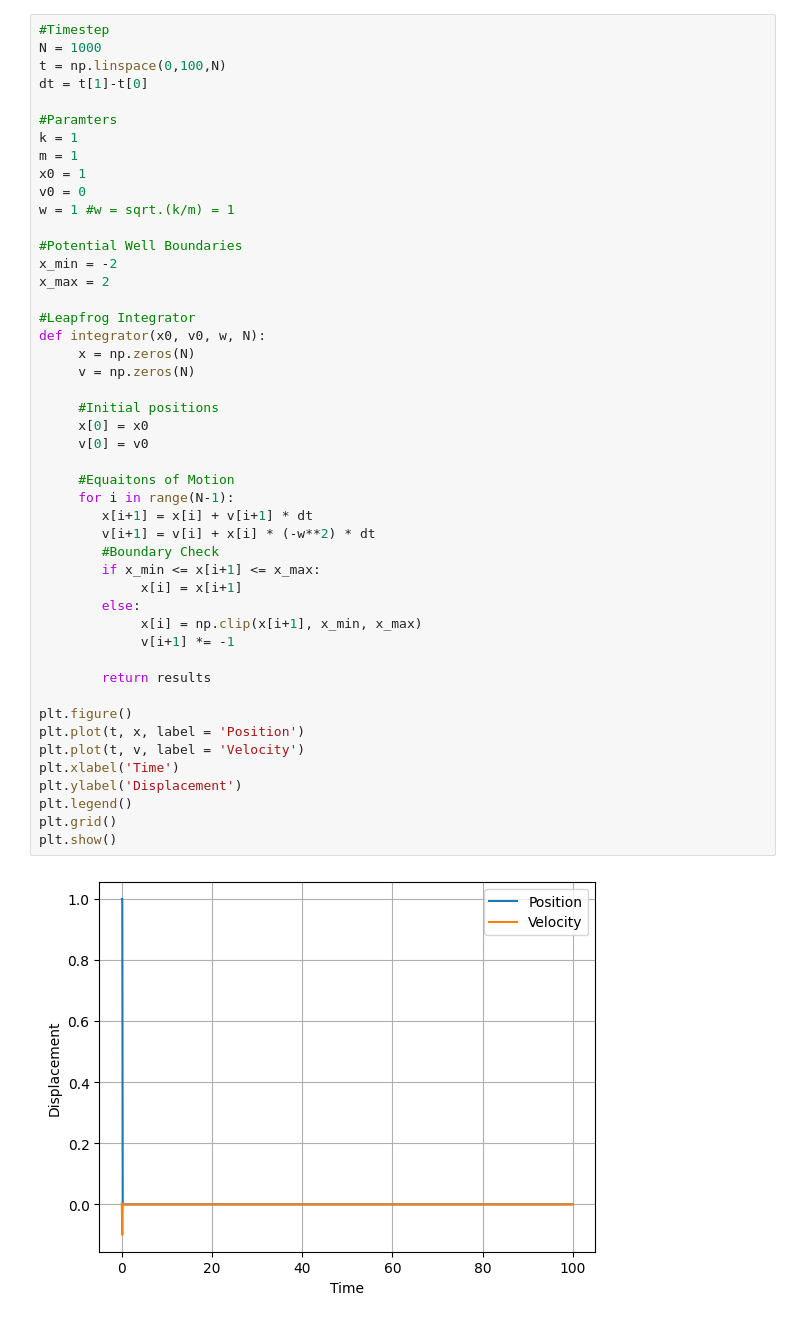
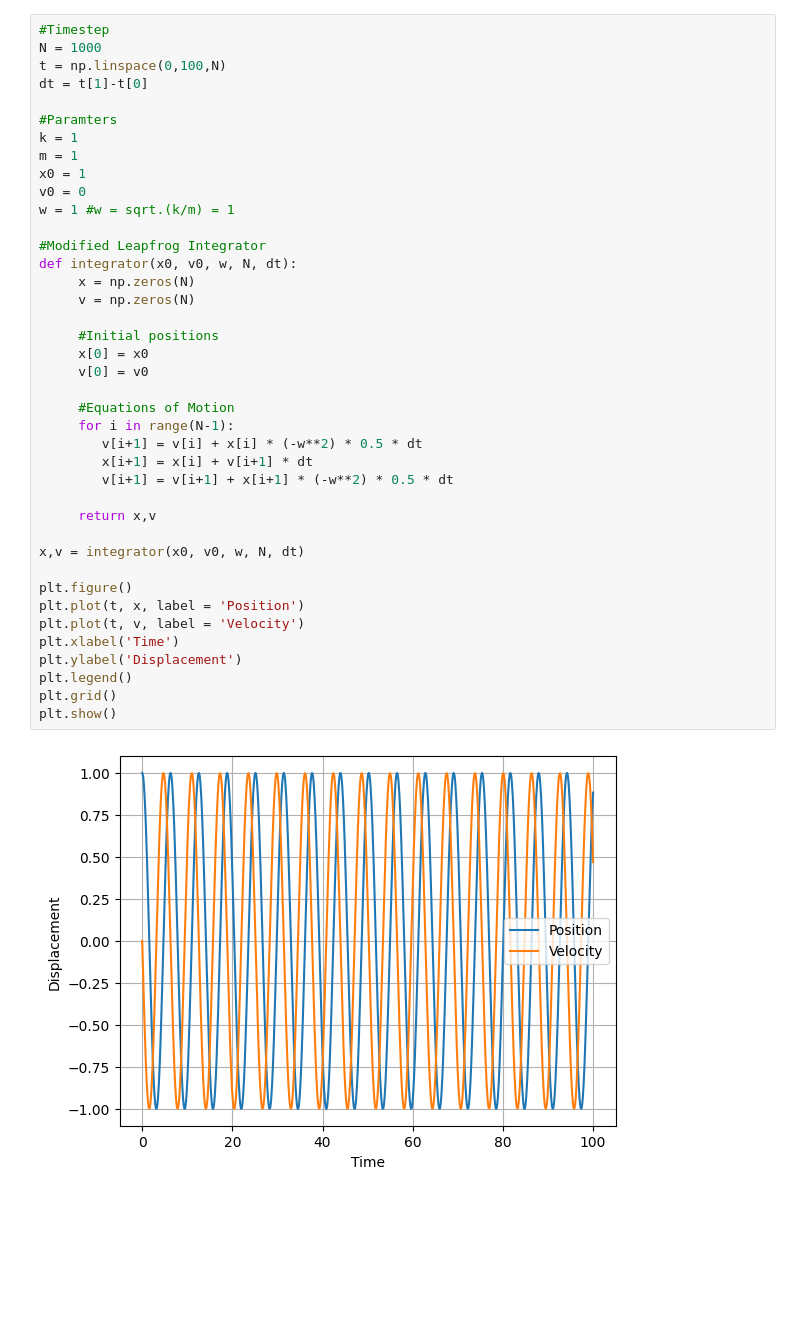
Before and after one commit to tj-griffiths/School, a Jupyter notebook: Potential_well.ipynb, the cells around one changed output. Saved outputs shown, nothing was run; the diff lists cells and outputs as text; blank space fills up the shorter version.

```diff
--- a/Potential_well.ipynb
+++ b/Potential_well.ipynb
@@ -8,46 +7,39 @@ N = 1000
 t = np.linspace(0,100,N)
 dt = t[1]-t[0]
 
 #Paramters
 k = 1
 m = 1
 x0 = 1
 v0 = 0
 w = 1 #w = sqrt.(k/m) = 1
 
-#Potential Well Boundaries
-x_min = -2
-x_max = 2
-
-#Leapfrog Integrator
-def integrator(x0, v0, w, N):
+#Modified Leapfrog Integrator
+def integrator(x0, v0, w, N, dt):
      x = np.zeros(N)
      v = np.zeros(N)
 
      #Initial positions
      x[0] = x0
      v[0] = v0
 
-     #Equaitons of Motion
+     #Equations of Motion
      for i in range(N-1):
+        v[i+1] = v[i] + x[i] * (-w**2) * 0.5 * dt
         x[i+1] = x[i] + v[i+1] * dt
-        v[i+1] = v[i] + x[i] * (-w**2) * dt
-        #Boundary Check
-        if x_min <= x[i+1] <= x_max:
-             x[i] = x[i+1]
-        else:
-             x[i] = np.clip(x[i+1], x_min, x_max)
-             v[i+1] *= -1
+        v[i+1] = v[i+1] + x[i+1] * (-w**2) * 0.5 * dt
 
-        return results
+     return x,v
+
+x,v = integrator(x0, v0, w, N, dt)
 
 plt.figure()
 plt.plot(t, x, label = 'Position')
 plt.plot(t, v, label = 'Velocity')
 plt.xlabel('Time')
 plt.ylabel('Displacement')
 plt.legend()
 plt.grid()
 plt.show()
 # %% [output]
-[figure, old version]
+[figure, new version]
```
Also changed, not shown: parts of 17 cells of this notebook.
